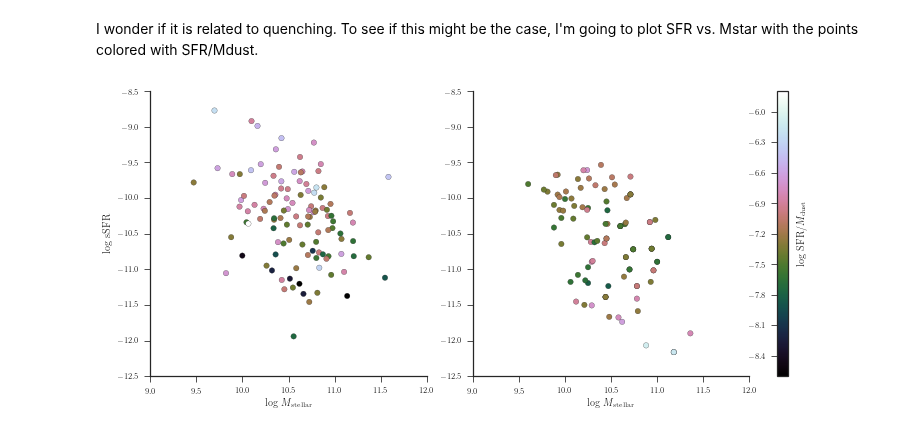
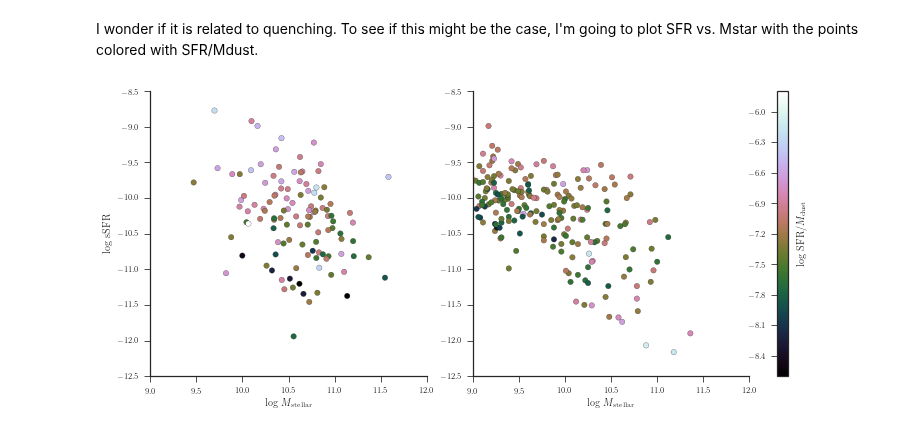
Before and after one commit to ttshimiz/bat-agn-sed-fitting-paper, a Jupyter notebook: ipython_notebooks/compare-sfr-and-mdust.ipynb, the cells around one changed output. Drawn from its saved outputs; the diff is of its cells as text; code cells hidden in the pictures.

```diff
--- a/ipython_notebooks/compare-sfr-and-mdust.ipynb
+++ b/ipython_notebooks/compare-sfr-and-mdust.ipynb
@@ -93,6 +93,7 @@ for n in mass_select.index:
 bat_casey['SFR'] = bat_casey['lir_sf'] + np.log10(3.846e33) - np.log10(2.57e43)
 hrs_casey['SFR'] = hrs_casey['lir_total'] + np.log10(3.846e33) - np.log10(2.57e43)
 hrs_mass_select['SFR'] = hrs_mass_select['lir_total'] + np.log10(3.846e33) - np.log10(2.57e43)
+hrs_all['SFR'] = hrs_all['lir_total'] + np.log10(3.846e33) - np.log10(2.57e43)
 hrs_casey_undetected['SFR'] = hrs_casey_undetected['lir_total'] + np.log10(3.846e33) - np.log10(2.57e43)
 # %%
 fig = plt.figure(figsize=(1.2*columnwidth, columnwidth))
@@ -132,24 +140,24 @@ I wonder if it is related to quenching. To see if this might be the case, I'm go
 # %%
 fig = plt.figure(figsize=(12.8, 4.4))
 
 ax1 = fig.add_axes([0.1, 0.1, 0.3, 0.9])
 sc1 = ax1.scatter(bat_casey['Mstar'][bat_casey['mdust_flag'] != -1], bat_casey['SFR'][bat_casey['mdust_flag'] != -1]-bat_casey['Mstar'][bat_casey['mdust_flag'] != -1],
         c=bat_casey['SFR'][bat_casey['mdust_flag'] != -1] - bat_casey['mdust'][bat_casey['mdust_flag'] != -1],
         s=30, cmap='cubehelix', vmin=-8.6, vmax=-5.8)
 ax1.set_ylabel(r'$\log$ sSFR')
 ax1.set_xlabel(r'$\log\,M_{\rm stellar}$')
 
 ax2 = fig.add_axes([0.45, 0.1, 0.3, 0.9])
-sc2 = ax2.scatter(hrs_mass_select['Mstar'][hrs_mass_select['Flag'] != -1], hrs_mass_select['SFR'][hrs_mass_select['Flag'] != -1]-hrs_mass_select['Mstar'][hrs_mass_select['Flag'] != -1],
-        c=hrs_mass_select['SFR'][hrs_mass_select['Flag'] != -1] - hrs_mass_select['mdust'][hrs_mass_select['Flag'] != -1],
+sc2 = ax2.scatter(hrs_all['Mstar'][hrs_all['Flag'] != -1], hrs_all['SFR'][hrs_all['Flag'] != -1]-hrs_all['Mstar'][hrs_all['Flag'] != -1],
+        c=hrs_all['SFR'][hrs_all['Flag'] != -1] - hrs_all['mdust'][hrs_all['Flag'] != -1],
         s=30, cmap='cubehelix', vmin=-8.6, vmax=-5.8)
 ax2.set_xlabel(r'$\log\,M_{\rm stellar}$')
 cax = fig.add_axes([0.78, 0.1, 0.012, 0.9])
 cb = fig.colorbar(sc2, cax=cax)
 cb.set_label(r'$\log$ SFR/$M_{\rm dust}$', labelpad=10)
 ax2.set_xlim(9.0, 12.0)
 ax2.set_ylim(-12.5, -8.5)
 
 sn.despine()
 # %% [output]
-[figure, old version]
+[figure, new version]
```
Also changed, not shown: parts of 4 cells of this notebook, 1 other file.
